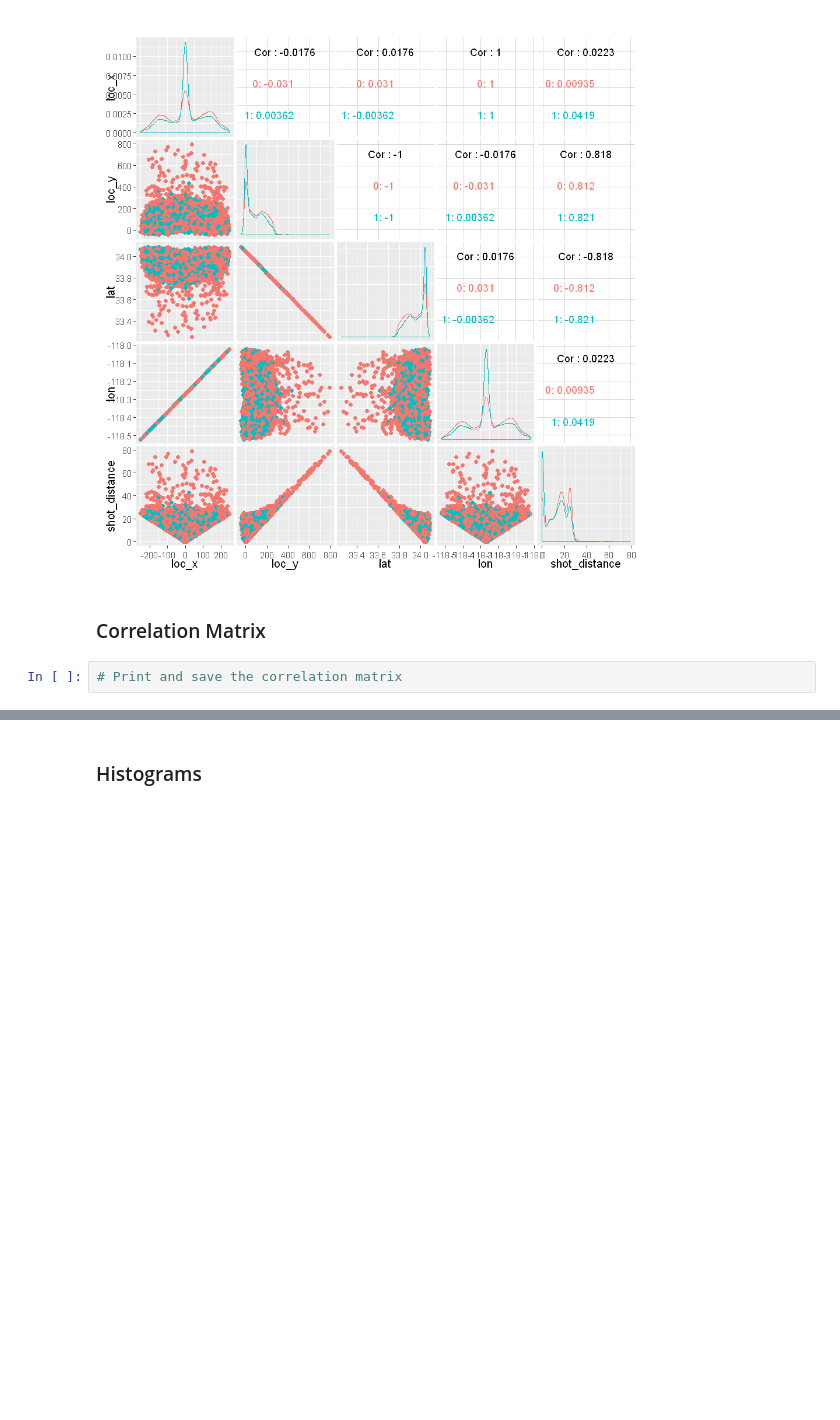
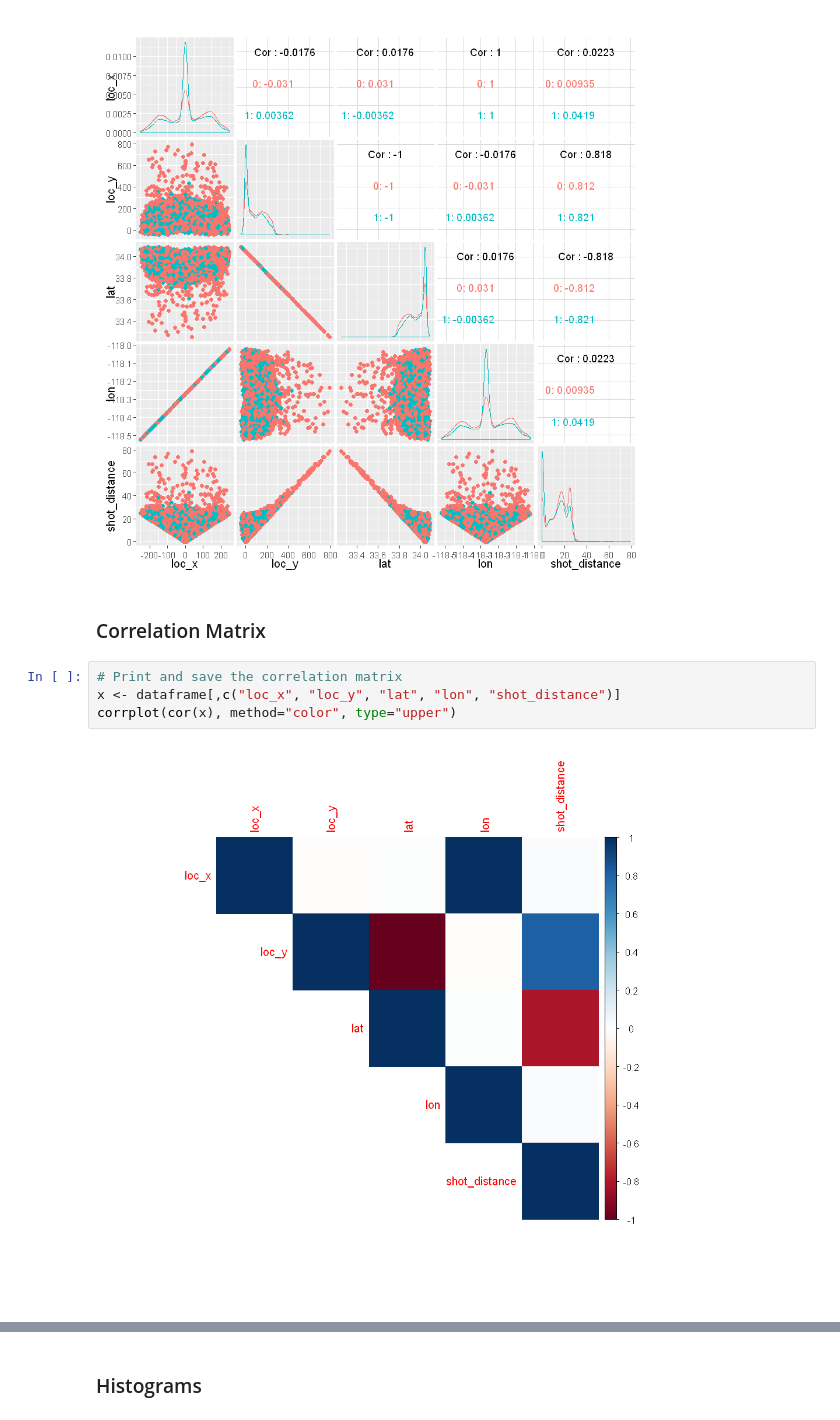
Before and after one commit to brunocalou/Kobe-Bryant-Shot-Selection, a Jupyter notebook: app.ipynb, the cells around one changed output, grey strips where cells are left out. Drawn from its saved outputs; the diff is of its cells as text; blank space fills up the shorter version.

```diff
--- a/app.ipynb
+++ b/app.ipynb
@@ -153,3 +165,7 @@ pm
 ### Correlation Matrix
 # %%
 # Print and save the correlation matrix
+x <- dataframe[,c("loc_x", "loc_y", "lat", "lon", "shot_distance")]
+corrplot(cor(x), method="color", type="upper")
+# %% [output]
+[figure, added]
```
Also changed, not shown: parts of 7 cells of this notebook, 1 other file.
